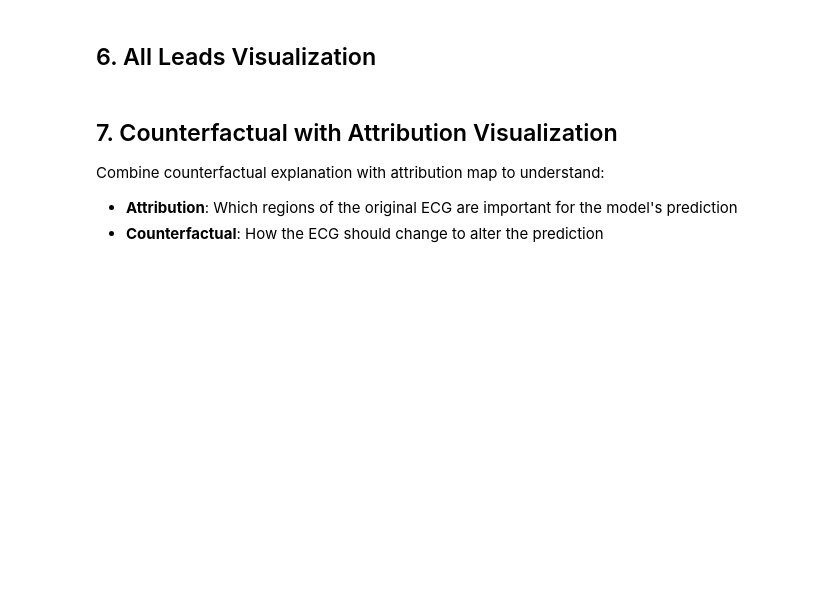
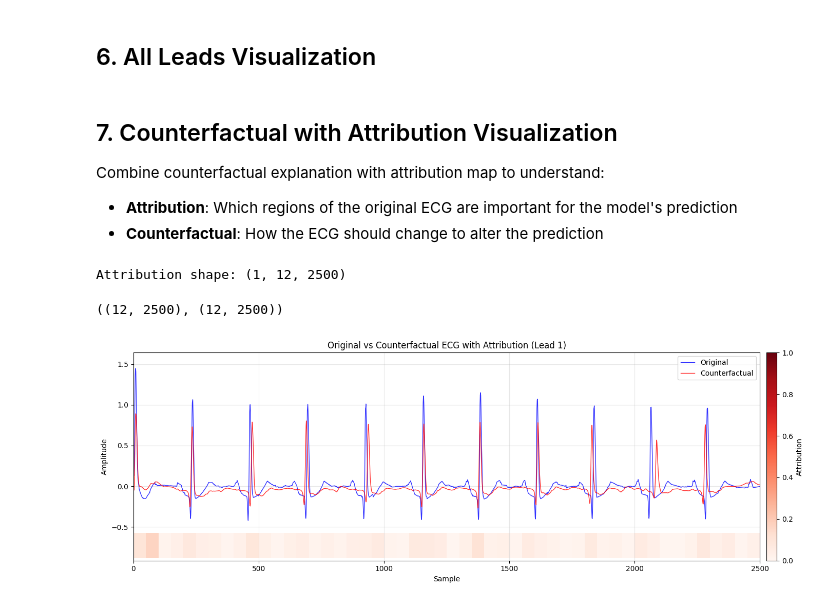
Before and after one commit to MAIResearch/ExECG, a Jupyter notebook: example/counterfactual.ipynb, the cells around one changed output. Cells and saved outputs as stored; diff of their text form; code cells hidden in the pictures; blank space fills up the shorter version.

```diff
--- a/example/counterfactual.ipynb
+++ b/example/counterfactual.ipynb
@@ -274,28 +288,36 @@ from execg.attribution import SaliencyMap
 
 saliency = SaliencyMap(
     model=wrapped_model,
-    absolute_gradients=True,
-    normalize_gradients=True,
+    absolute=True,
+    normalize=True,
 )
 
 # Use Integrated Gradients for attribution
 attribution_result = saliency.explain(
     ecg_tensor,
-    target=target_idx,
+    target=target,
     method="integrated_gradients",
-    steps=50,
+    n_steps=50,
 )
 
 print(f"Attribution shape: {attribution_result['results'].shape}")
+# %% [output]
+Attribution shape: (1, 12, 2500)
+# %%
+cf_ecg.shape, original_ecg_np.shape
+# %% [output]
+((12, 2500), (12, 2500))
 # %%
 # Visualize counterfactual with attribution
-from execg.visualization import plot_counterfactual_diff_with_attribution
+from execg.visualizer import plot_counterfactual_diff_with_attribution
 
 plot_counterfactual_diff_with_attribution(
     original_ecg_np,
     cf_ecg,
-    attribution=attribution_result["results"][0],
+    attribution=attribution_result["results"],
     lead_idx=1,
     bin_size=50,
     cmap="Reds",
 )
+# %% [output]
+[figure, added]
```
Also changed, not shown: parts of 17 cells of this notebook, 32 other files.
